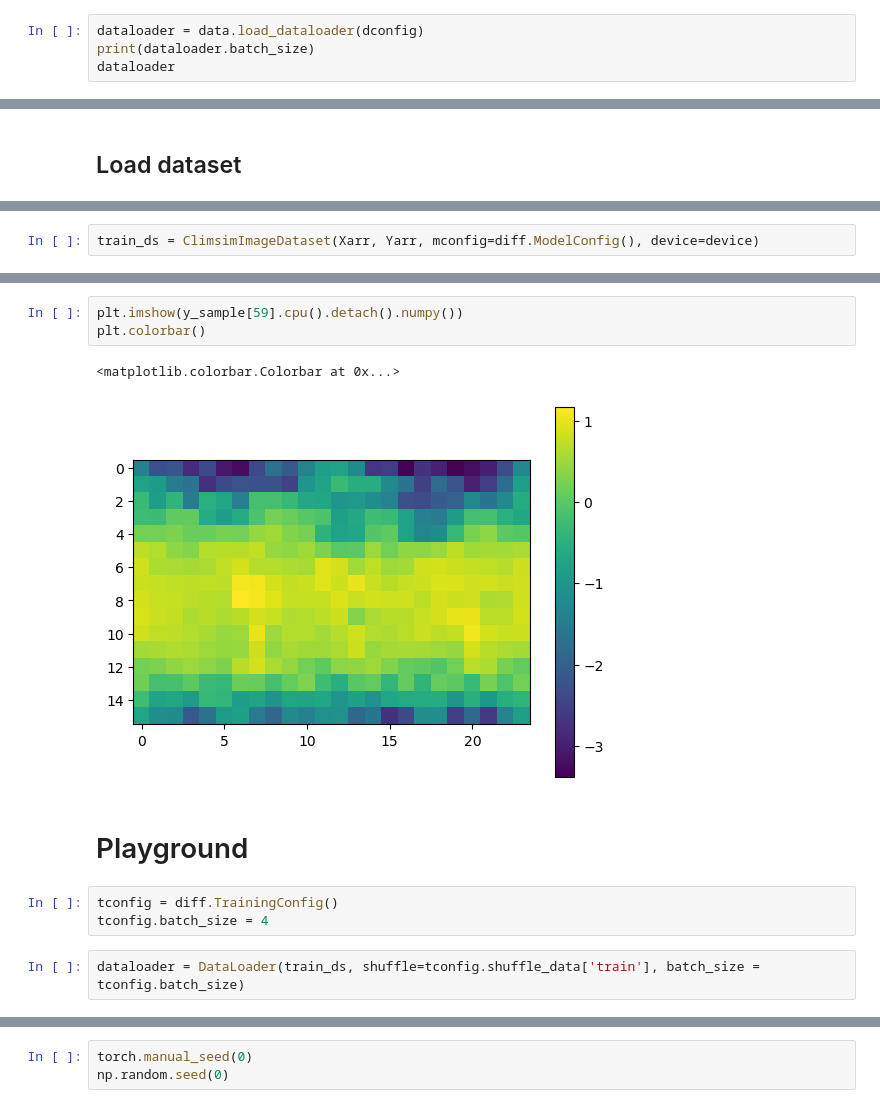
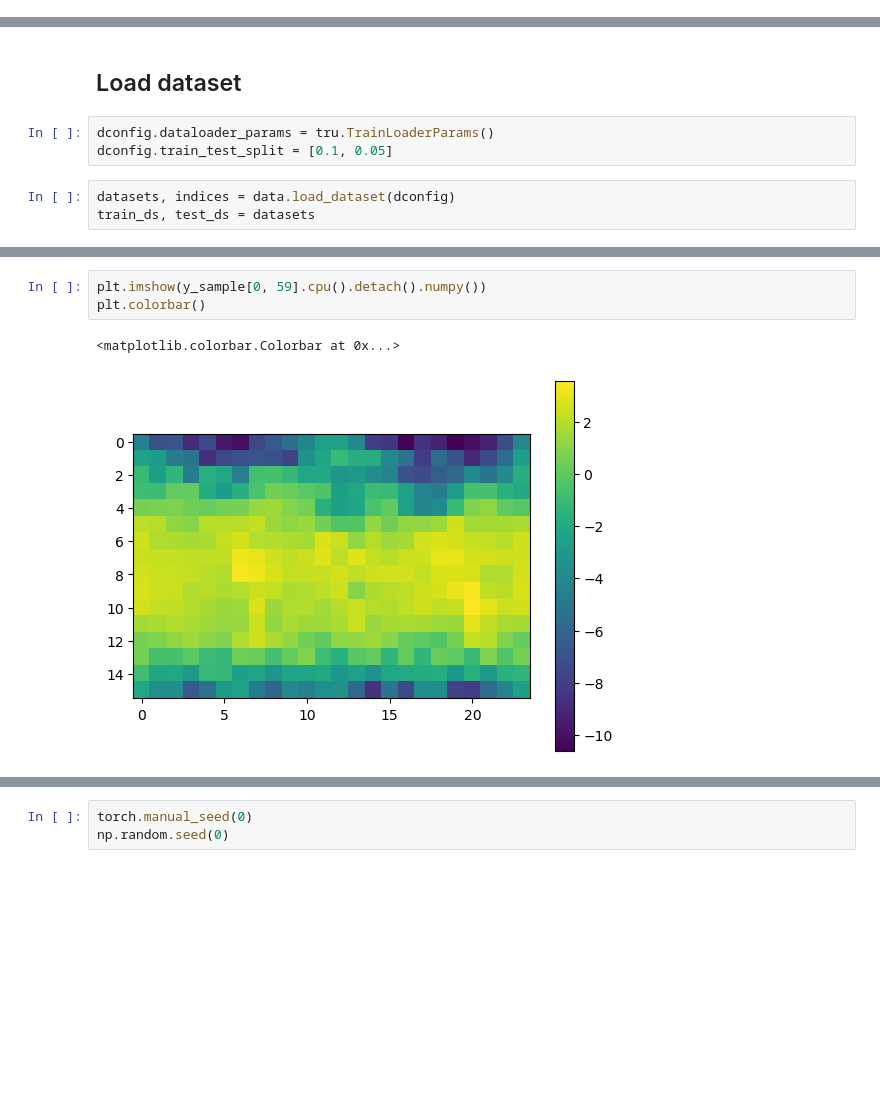
Before and after one commit to SammyAgrawal/diffusion-climsim, a Jupyter notebook: DiffusionModels.ipynb, the cells around one changed output, grey strips where cells are left out. Cells and saved outputs as stored; diff of their text form; blank space fills up the shorter version.

Commit message:
data handling prep for HPC

```diff
--- a/DiffusionModels.ipynb
+++ b/DiffusionModels.ipynb
@@ -255,4 +206,0 @@ item.shape # batch size already included
-# %%
-dataloader = data.load_dataloader(dconfig)
-print(dataloader.batch_size)
-dataloader
@@ -345,2 +242,8 @@ training_generator
 # %% [markdown]
 ## Load dataset
+# %%
+dconfig.dataloader_params = tru.TrainLoaderParams()
+dconfig.train_test_split = [0.1, 0.05]
+# %%
+datasets, indices = data.load_dataset(dconfig)
+train_ds, test_ds = datasets
@@ -389,2 +285,0 @@ array([[213.73032594, 222.04964262, 228.73855859, ...,   0.        ,
-# %%
-train_ds = ClimsimImageDataset(Xarr, Yarr, mconfig=diff.ModelConfig(), device=device)
@@ -401,16 +297,9 @@ y_sample = train_ds[0]
 # %%
-plt.imshow(y_sample[59].cpu().detach().numpy())
+plt.imshow(y_sample[0, 59].cpu().detach().numpy())
 plt.colorbar()
 # %% [output]
 <matplotlib.colorbar.Colorbar at 0x...>
-[figure, old version]
+[figure, new version]
-# %% [markdown]
-# Playground
-# %%
-tconfig = diff.TrainingConfig()
-tconfig.batch_size = 4
-# %%
-dataloader = DataLoader(train_ds, shuffle=tconfig.shuffle_data['train'], batch_size = tconfig.batch_size)
 # %%
 input_sample = next(iter(dataloader))
 input_sample.shape
```
Also changed, not shown: parts of 57 cells of this notebook, 4 other files.
